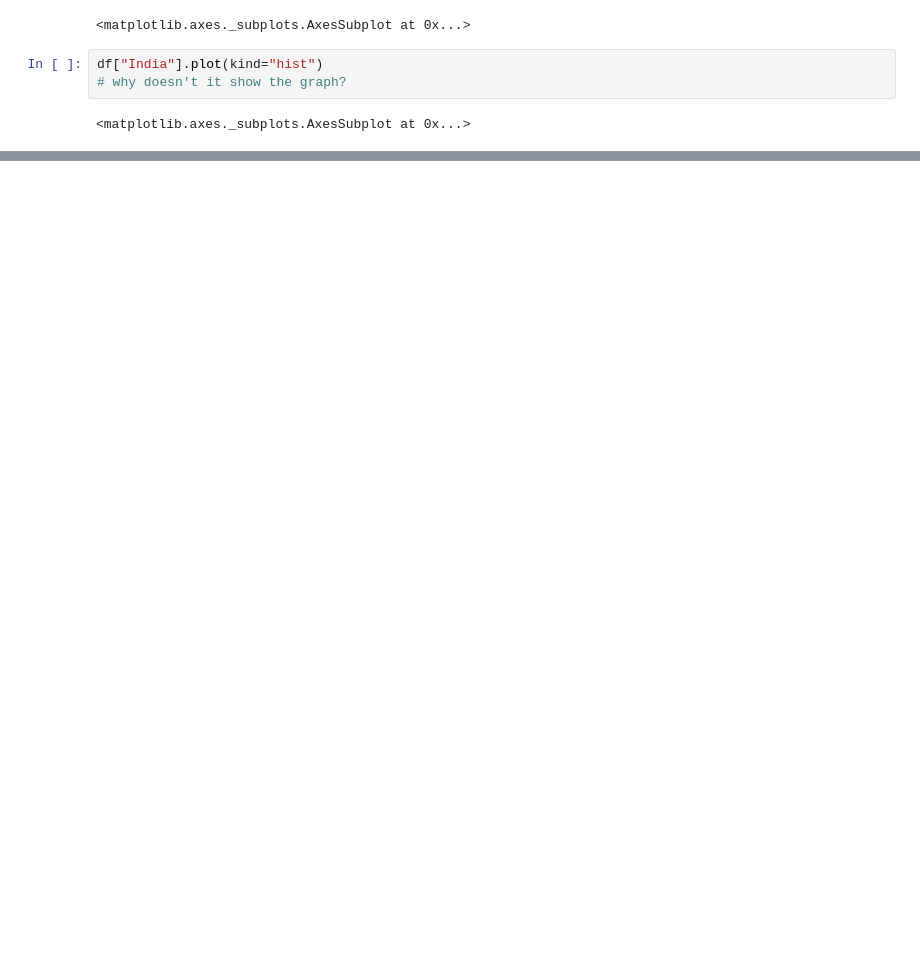
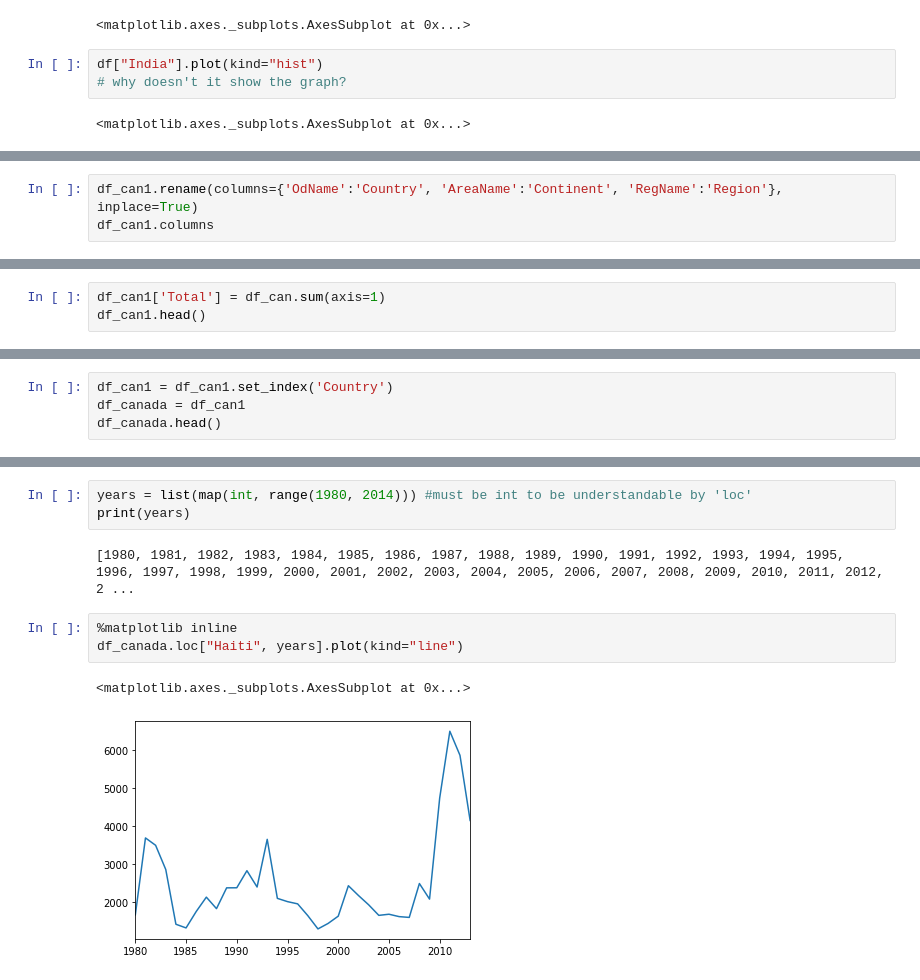
Before and after one commit to Gus-Viola/IBM-DV0101EN, a Jupyter notebook: 01 First Module of the Course.ipynb, the cells around one changed output, grey strips where cells are left out. Cells and saved outputs as stored; diff of their text form; blank space fills up the shorter version.

```diff
--- a/01 First Module of the Course.ipynb
+++ b/01 First Module of the Course.ipynb
@@ -142,0 +182,3 @@ df["India"].plot(kind="hist")
+# %%
+df_can1.rename(columns={'OdName':'Country', 'AreaName':'Continent', 'RegName':'Region'}, inplace=True)
+df_can1.columns
@@ -142,0 +195,3 @@ df["India"].plot(kind="hist")
+# %%
+df_can1['Total'] = df_can.sum(axis=1)
+df_can1.head()
@@ -142,0 +228,4 @@ df["India"].plot(kind="hist")
+# %%
+df_can1 = df_can1.set_index('Country')
+df_canada = df_can1
+df_canada.head()
@@ -142,0 +340,11 @@ df["India"].plot(kind="hist")
+# %%
+years = list(map(int, range(1980, 2014))) #must be int to be understandable by 'loc'
+print(years)
+# %% [output]
+[1980, 1981, 1982, 1983, 1984, 1985, 1986, 1987, 1988, 1989, 1990, 1991, 1992, 1993, 1994, 1995, 1996, 1997, 1998, 1999, 2000, 2001, 2002, 2003, 2004, 2005, 2006, 2007, 2008, 2009, 2010, 2011, 2012, 2 ...
+# %%
+%matplotlib inline
+df_canada.loc["Haiti", years].plot(kind="line")
+# %% [output]
+<matplotlib.axes._subplots.AxesSubplot at 0x...>
+[figure, added]
```
Also changed, not shown: parts of 37 cells of this notebook, 3 other files.
